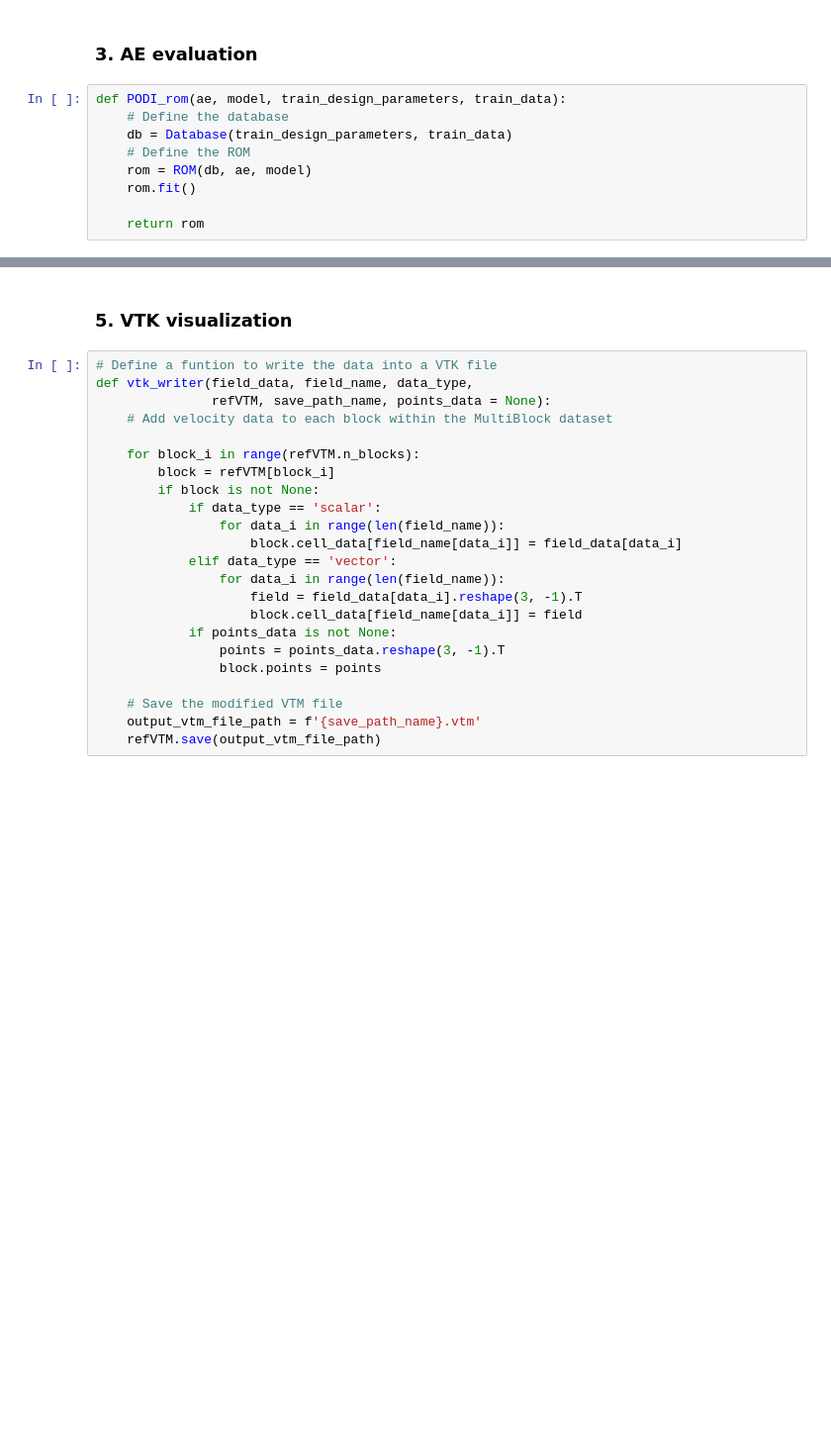
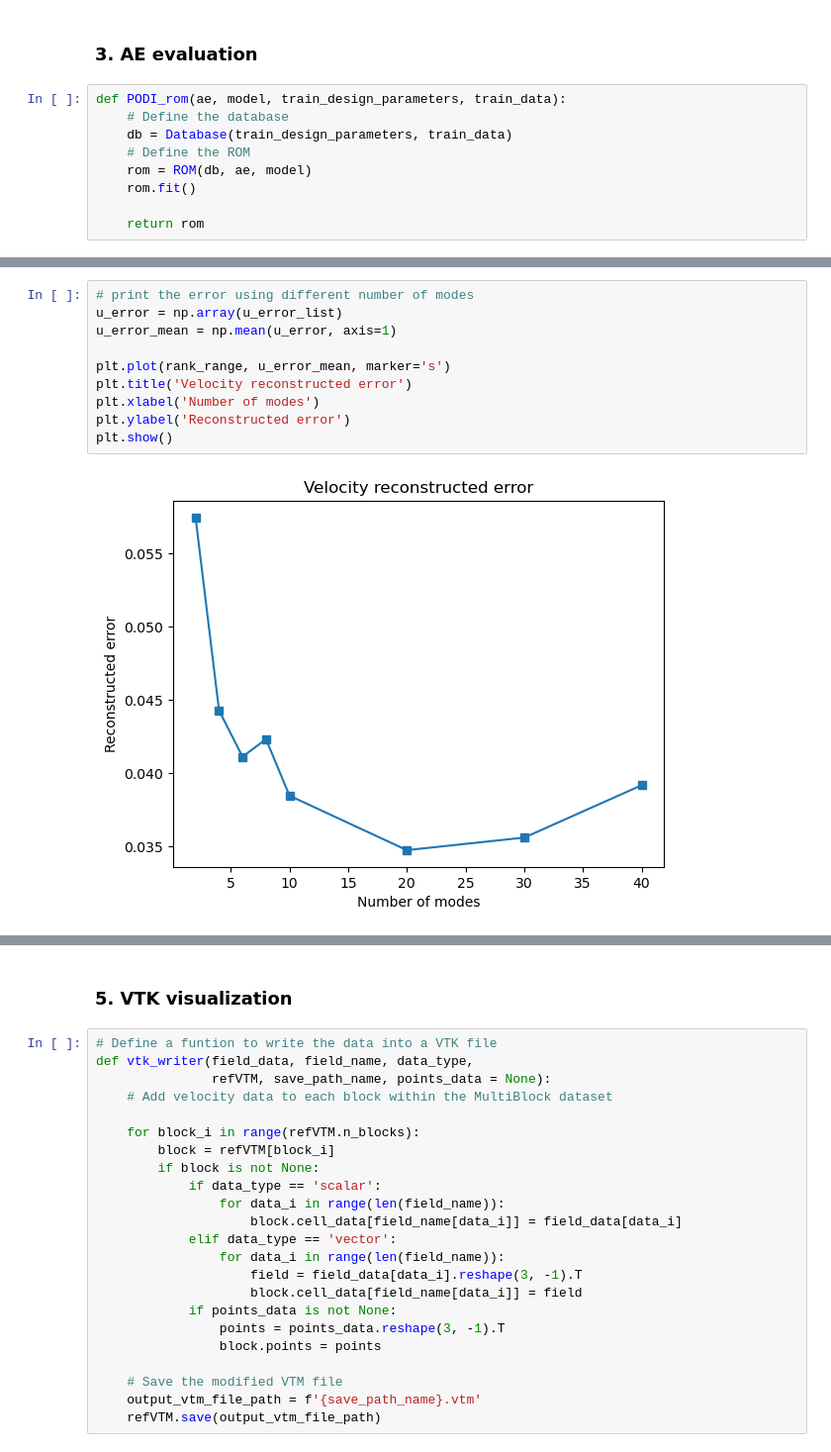
Before and after one commit to Ruansh233/geometric_parameterization_ML, a Jupyter notebook: EZyRB_AE_GPR.ipynb, the cells around one changed output, grey strips where cells are left out. Shown at 99% size. Drawn from its saved outputs; the diff is of its cells as text; blank space fills up the shorter version.

Commit message:
1-Using PODI and AE with RBF, GPR, ANN to do ROMs; 2-The results are shown on the notebooks.

```diff
--- a/EZyRB_AE_GPR.ipynb
+++ b/EZyRB_AE_GPR.ipynb
@@ -152,0 +161,12 @@ KeyboardInterrupt:
+# %%
+# print the error using different number of modes
+u_error = np.array(u_error_list)
+u_error_mean = np.mean(u_error, axis=1)
+
+plt.plot(rank_range, u_error_mean, marker='s')
+plt.title('Velocity reconstructed error')
+plt.xlabel('Number of modes')
+plt.ylabel('Reconstructed error')
+plt.show()
+# %% [output]
+[figure, added]
```
Also changed, not shown: parts of 4 cells of this notebook, 4 other files.
